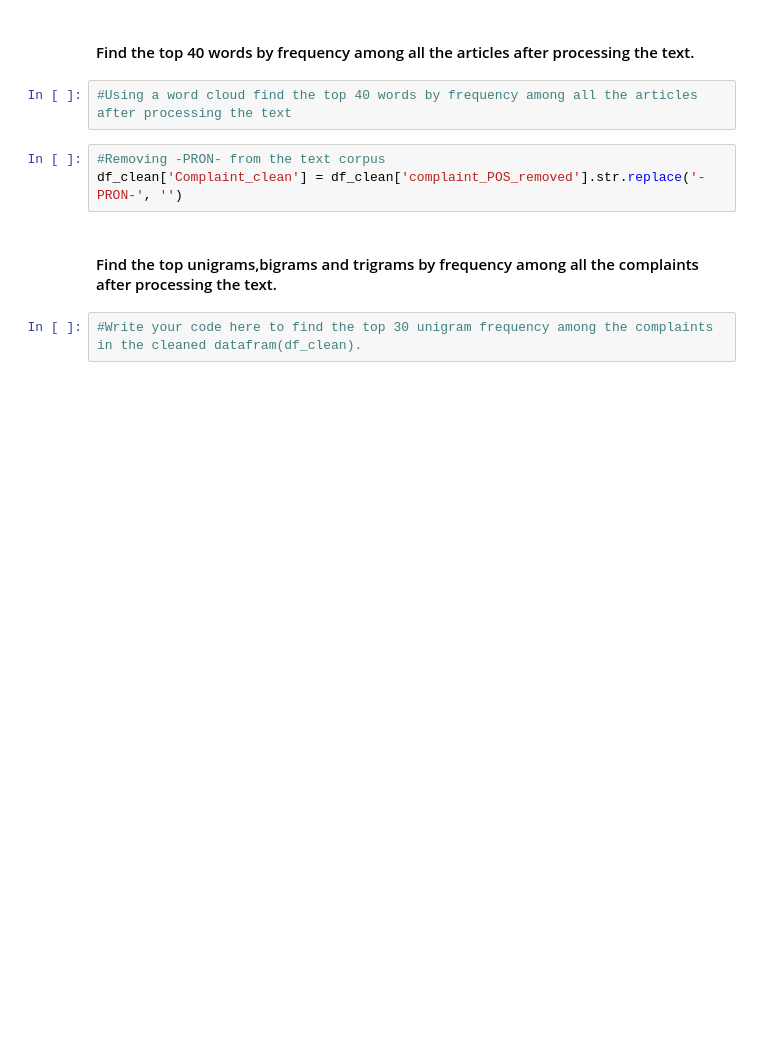
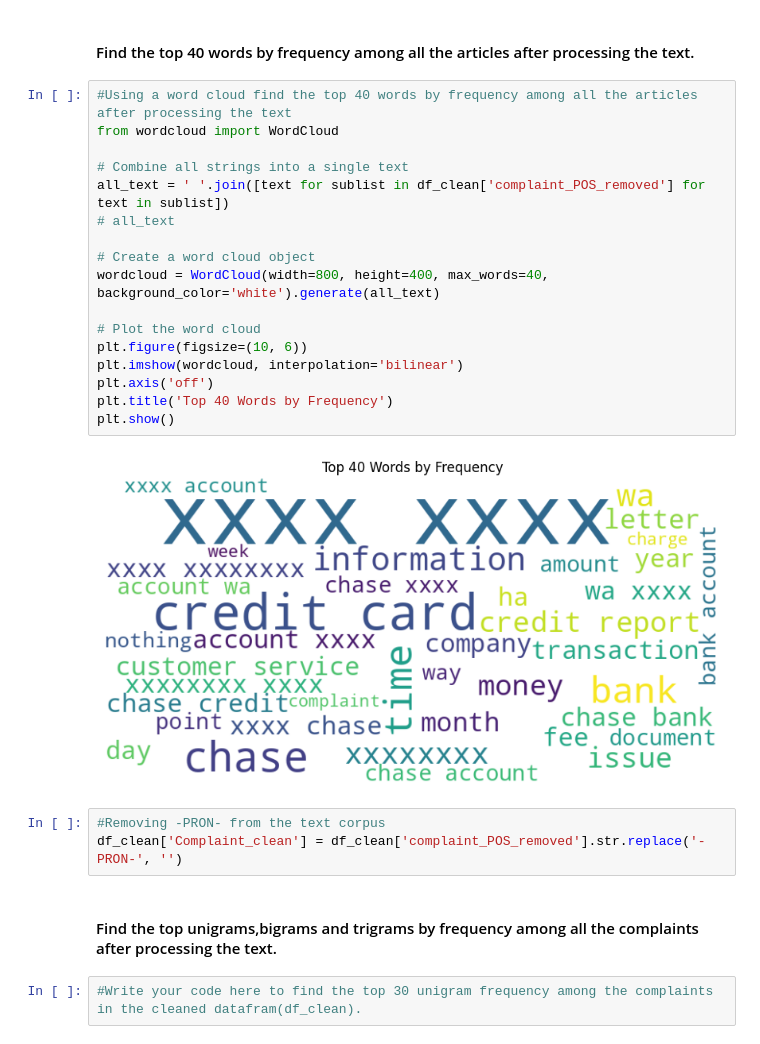
Before and after one commit to hargurjeet/NLP_Automatic_Ticket_Classification, a Jupyter notebook: Automatic_Ticket_Classification_Assignment.ipynb, the cells around one changed output. Drawn from its saved outputs; the diff is of its cells as text; blank space fills up the shorter version.

```diff
--- a/Automatic_Ticket_Classification_Assignment.ipynb
+++ b/Automatic_Ticket_Classification_Assignment.ipynb
@@ -333,7 +361,24 @@ Write the code in this task to perform the following:
 # %% [markdown]
 #### Find the top 40 words by frequency among all the articles after processing the text.
-# %%
-#Using a word cloud find the top 40 words by frequency among all the articles after processing the text
+# %%
+#Using a word cloud find the top 40 words by frequency among all the articles after processing the text
+from wordcloud import WordCloud
+
+# Combine all strings into a single text
+all_text = ' '.join([text for sublist in df_clean['complaint_POS_removed'] for text in sublist])
+# all_text
+
+# Create a word cloud object
+wordcloud = WordCloud(width=800, height=400, max_words=40, background_color='white').generate(all_text)
+
+# Plot the word cloud
+plt.figure(figsize=(10, 6))
+plt.imshow(wordcloud, interpolation='bilinear')
+plt.axis('off')
+plt.title('Top 40 Words by Frequency')
+plt.show()
+# %% [output]
+[figure, added]
 # %%
 #Removing -PRON- from the text corpus
 df_clean['Complaint_clean'] = df_clean['complaint_POS_removed'].str.replace('-PRON-', '')
```
Also changed, not shown: parts of 6 cells of this notebook.
